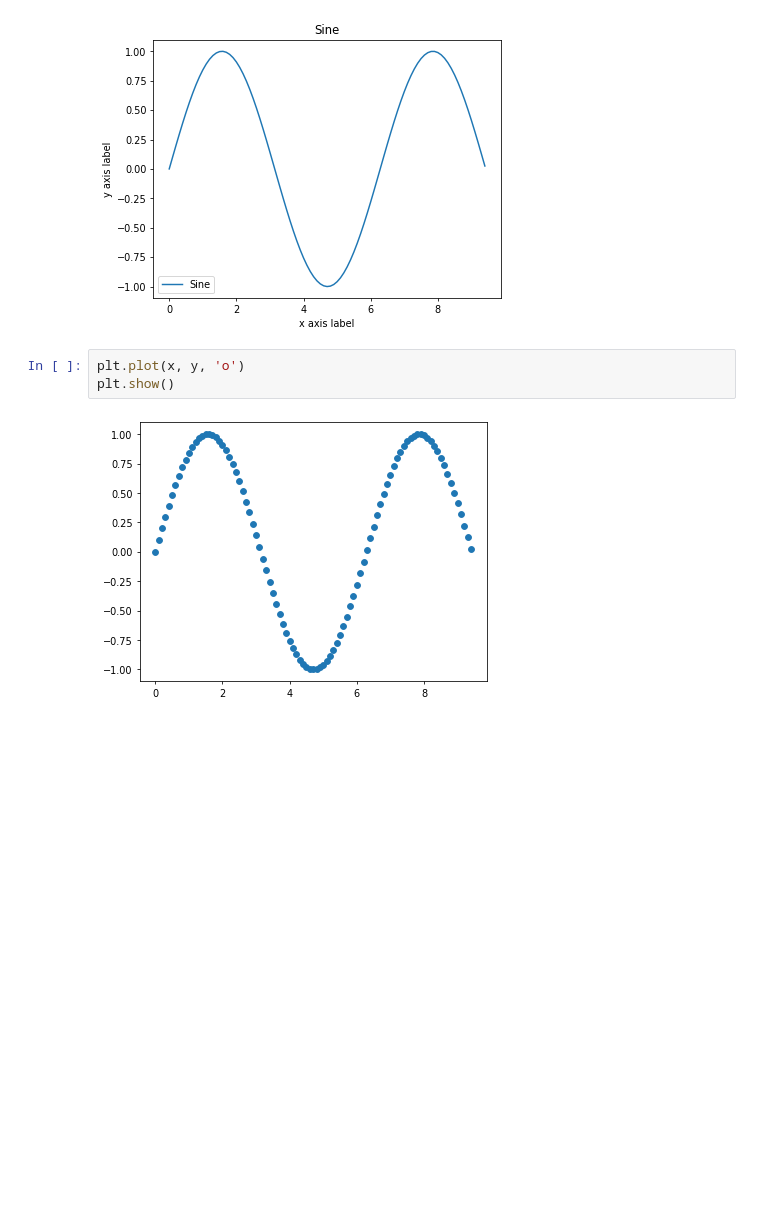
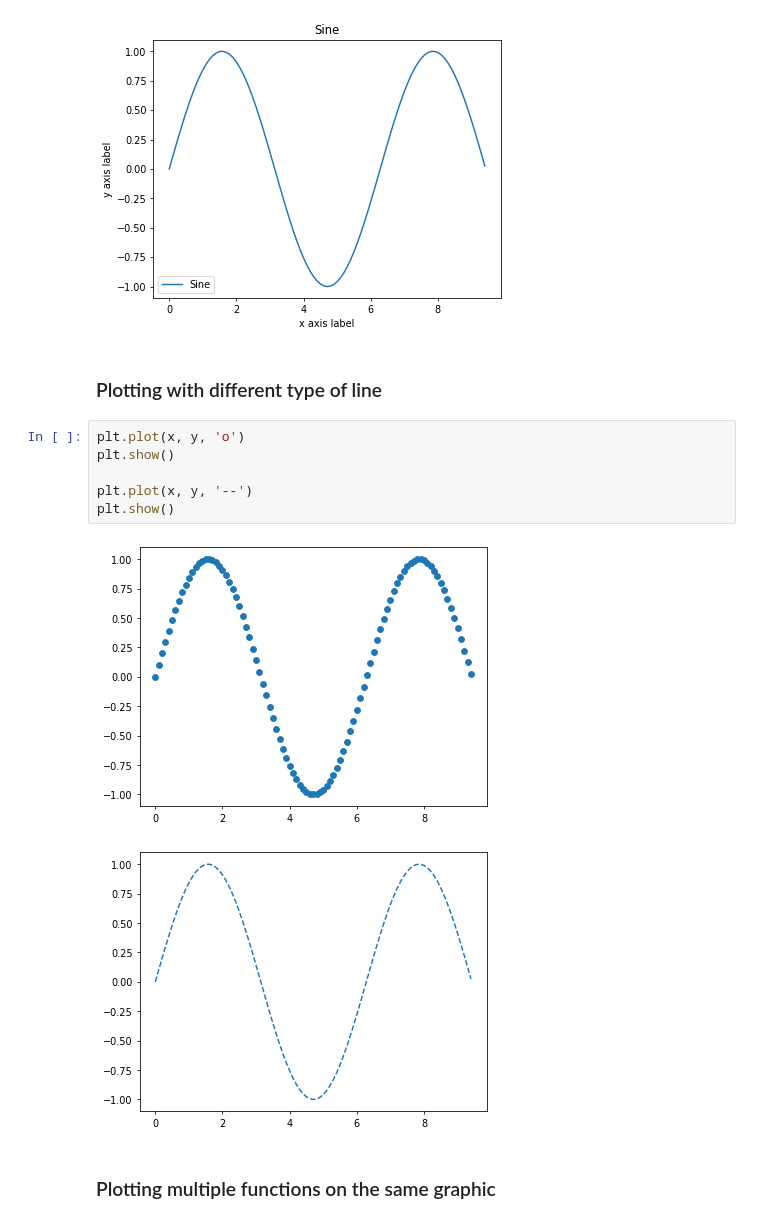
Before and after one commit to DianaVasiliu/Machine-Learning-basics, a Jupyter notebook: lab1/plots.ipynb, the cells around one changed output. Saved outputs shown, nothing was run; the diff lists cells and outputs as text; blank space fills up the shorter version.

```diff
--- a/lab1/plots.ipynb
+++ b/lab1/plots.ipynb
@@ -25,9 +27,17 @@ plt.legend(['Sine'])
 plt.show()
 # %% [output]
 [figure]
+# %% [markdown]
+### Plotting with different type of line
 # %%
 plt.plot(x, y, 'o')
 plt.show()
+
+plt.plot(x, y, '--')
+plt.show()
 # %% [output]
 [figure]
+[figure, added]
+# %% [markdown]
+### Plotting multiple functions on the same graphic
 # %%
```
Also changed, not shown: parts of 6 cells of this notebook, 10 other files.
